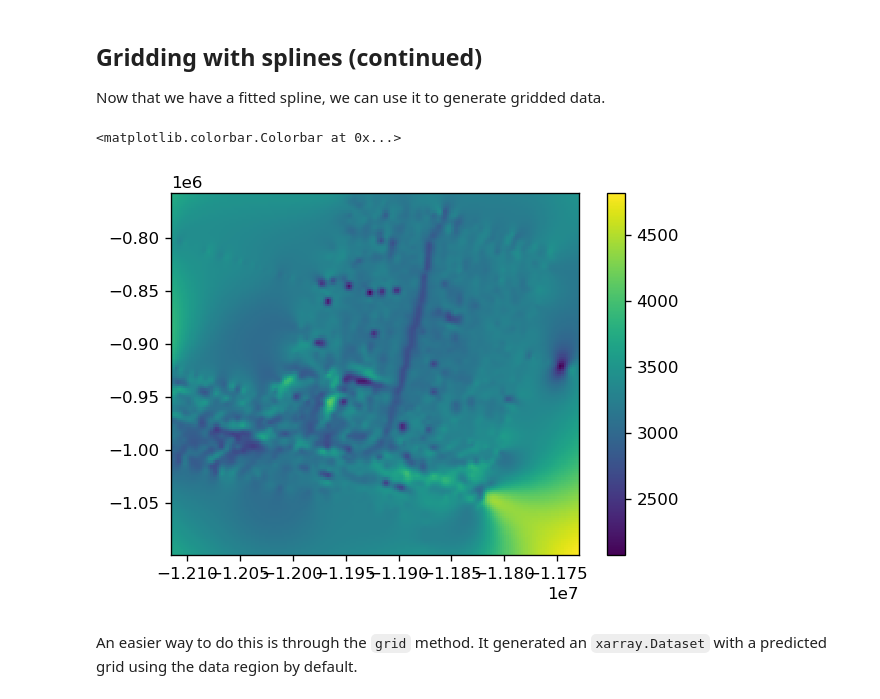
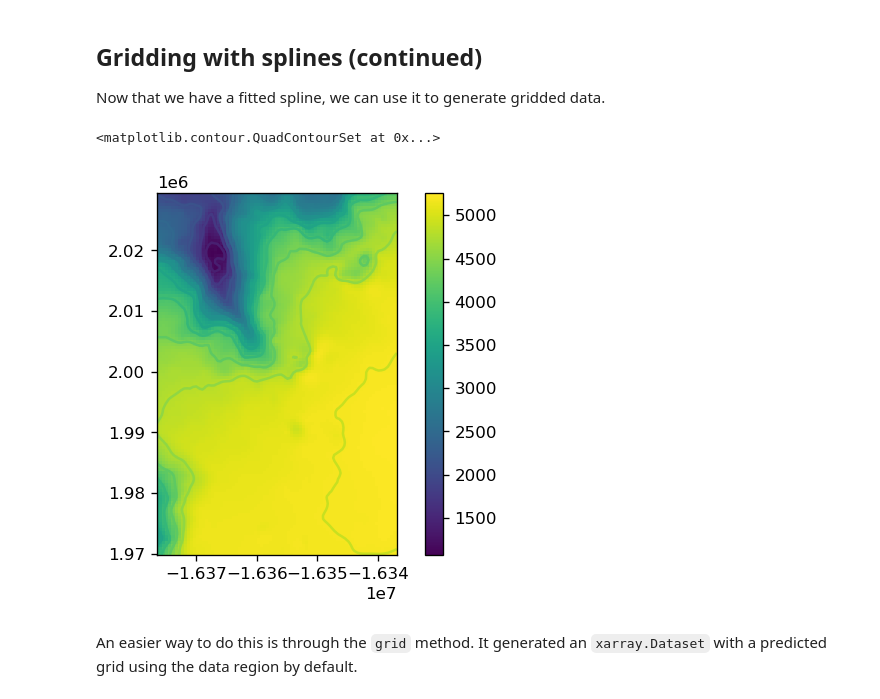
Before and after one commit to fatiando/transform2020, a Jupyter notebook: tutorial.ipynb, the cells around one changed output. Saved outputs shown, nothing was run; the diff lists cells and outputs as text; code cells hidden in the pictures.

```diff
--- a/tutorial.ipynb
+++ b/tutorial.ipynb
@@ -65,8 +65,8 @@ One easy way to do this is using [Pooch](https://www.fatiando.org/pooch/).
 We can give it the URL and MD5 checksum of the dataset we want to download and let it do its magic.
 # %%
 fname = pooch.retrieve(
-    "https://raw.githubusercontent.com/fatiando/transform2020/master/data/ew9105.m77t",
-    known_hash="md5:27a0f501251b9dd5a1413722e1c406ea",
+    "https://raw.githubusercontent.com/fatiando/transform2020/master/data/b00297.m77t",
+    known_hash="md5:8a6eaadbd732b54f65075c9e18593f82",
 )
 fname
 # %% [output]
@@ -151,7 +151,7 @@ plt.colorbar()
 
 A common processing step is the removal of 2D polyomial trends from the data. This often helps interpolation methods which can struggle to recover the long wavelengths of data.
 # %%
-trend = vd.Trend(degree=3)
+trend = vd.Trend(degree=2)
 # %%
 trend.fit(coordinates, data.CORR_DEPTH)
 # %% [output]
@@ -187,7 +187,7 @@ This can lead to aliasing when performing interpolations.
 To deal with this, we need to decimate the data to a more reasonable spacing.
 One way to do this to take the median value along spatial blocks.
 # %%
-reducer = vd.BlockReduce(np.median, spacing=5000)
+reducer = vd.BlockReduce(np.median, spacing=1000)
 # %%
 block_coords, block_bathymetry = reducer.filter(coordinates, data.CORR_DEPTH)
 # %%
@@ -265,17 +265,18 @@ plt.show()
 Now that we have a fitted spline, we can use it to generate gridded data.
 # %%
 region = vd.get_region(coordinates)
-grid_coords = vd.grid_coordinates(region, spacing=2000)
+grid_coords = vd.grid_coordinates(region, spacing=500)
 # %%
 grid_bathymetry = spline.predict(grid_coords)
 # %%
 plt.figure()
 plt.pcolormesh(grid_coords[0], grid_coords[1], grid_bathymetry)
 plt.axis("scaled")
 plt.colorbar()
+plt.contour(grid_coords[0], grid_coords[1], grid_bathymetry, levels=10)
 # %% [output]
-<matplotlib.colorbar.Colorbar at 0x...>
+<matplotlib.contour.QuadContourSet at 0x...>
-[figure, old version]
+[figure, new version]
 # %% [markdown]
 An easier way to do this is through the `grid` method. It generated an `xarray.Dataset` with a predicted grid using the data region by default.
 # %%
```
Also changed, not shown: parts of 43 cells of this notebook.
